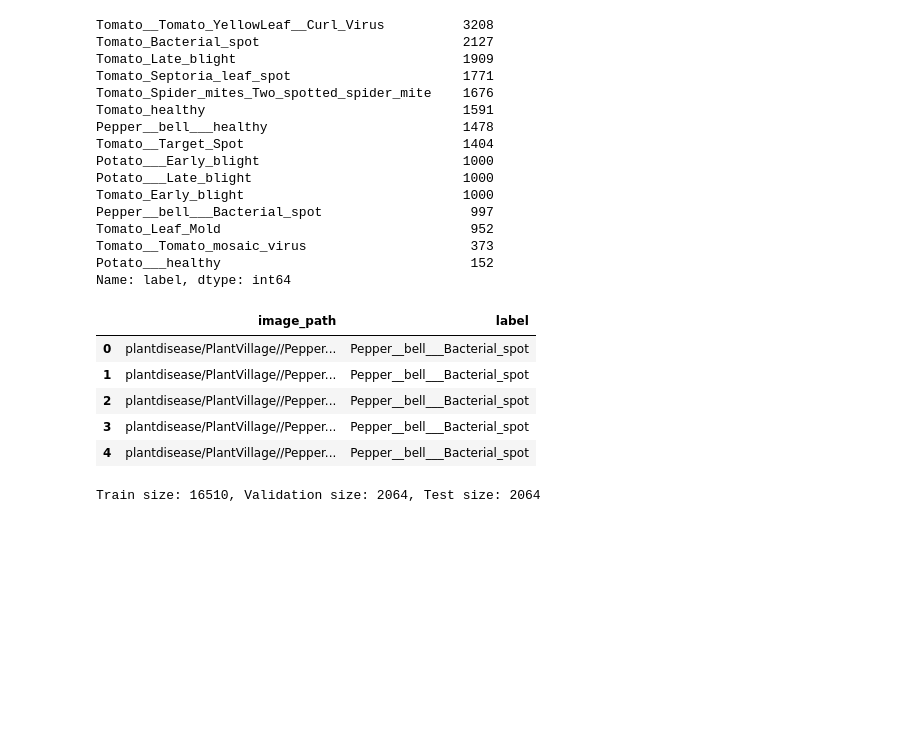
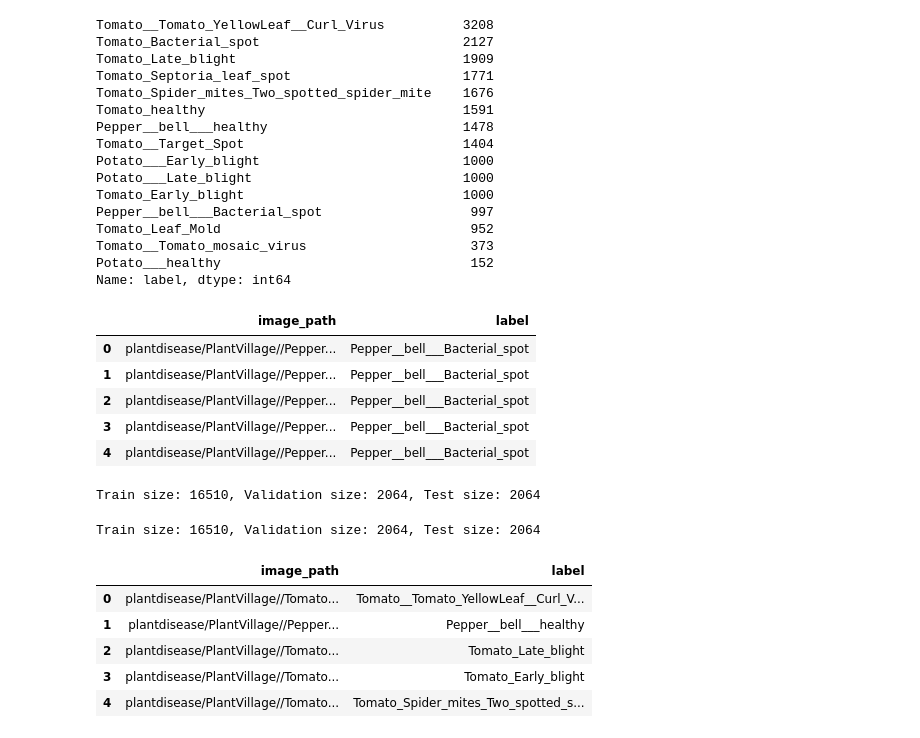
Before and after one commit to GeorgiosGiosmas/TinyML, a Jupyter notebook: Plant Classification/main.ipynb, the cells around one changed output. Saved outputs shown, nothing was run; the diff lists cells and outputs as text; code cells hidden in the pictures; blank space fills up the shorter version.

```diff
--- a/Plant Classification/main.ipynb
+++ b/Plant Classification/main.ipynb
@@ -75,6 +80,22 @@ val = val.drop(test.index)
 print(f'Train size: {len(train)}, Validation size: {len(val)}, Test size: {len(test)}')
 # %% [output]
 Train size: 16510, Validation size: 2064, Test size: 2064
+# %%
+# Load data from the .csv files
+train = pd.read_csv("dataset_csv/train.csv")
+val = pd.read_csv("dataset_csv/val.csv")
+test = pd.read_csv("dataset_csv/test.csv")
+
+print(f'Train size: {len(train)}, Validation size: {len(val)}, Test size: {len(test)}')
+train.head()
+# %% [output]
+Train size: 16510, Validation size: 2064, Test size: 2064
+|  | image_path | label |
+| 0 | plantdisease/PlantVillage//Tomato... | Tomato__Tomato_YellowLeaf__Curl_V... |
+| 1 | plantdisease/PlantVillage//Pepper... | Pepper__bell___healthy |
+| 2 | plantdisease/PlantVillage//Tomato... | Tomato_Late_blight |
+| 3 | plantdisease/PlantVillage//Tomato... | Tomato_Early_blight |
+| 4 | plantdisease/PlantVillage//Tomato... | Tomato_Spider_mites_Two_spotted_s... |
 # %%
 # Create a LabelEncoder for the Labels
 label_encoder = LabelEncoder()
```
Also changed, not shown: parts of 12 cells of this notebook, 14 other files.
